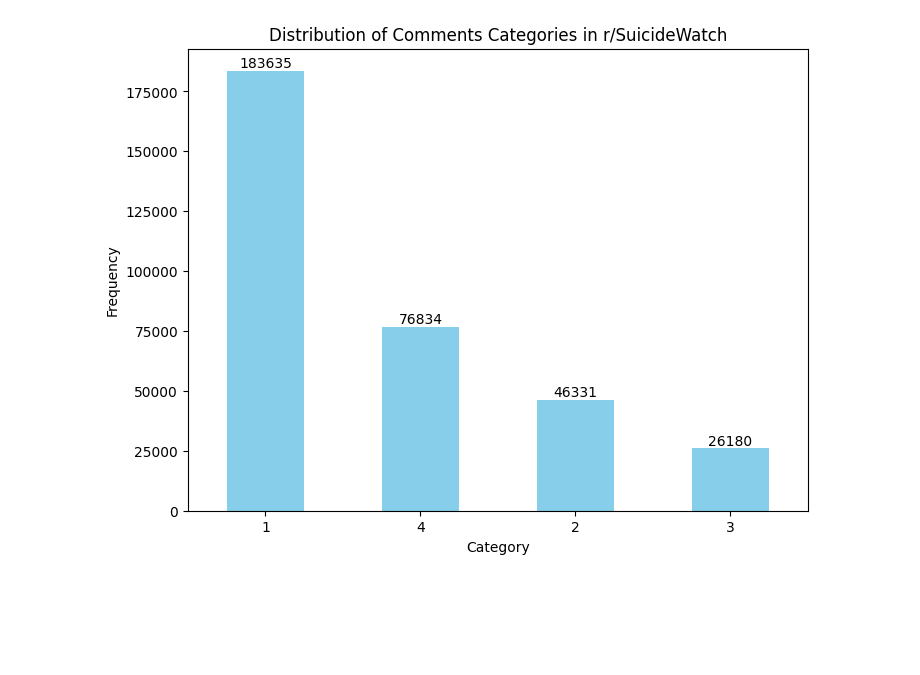
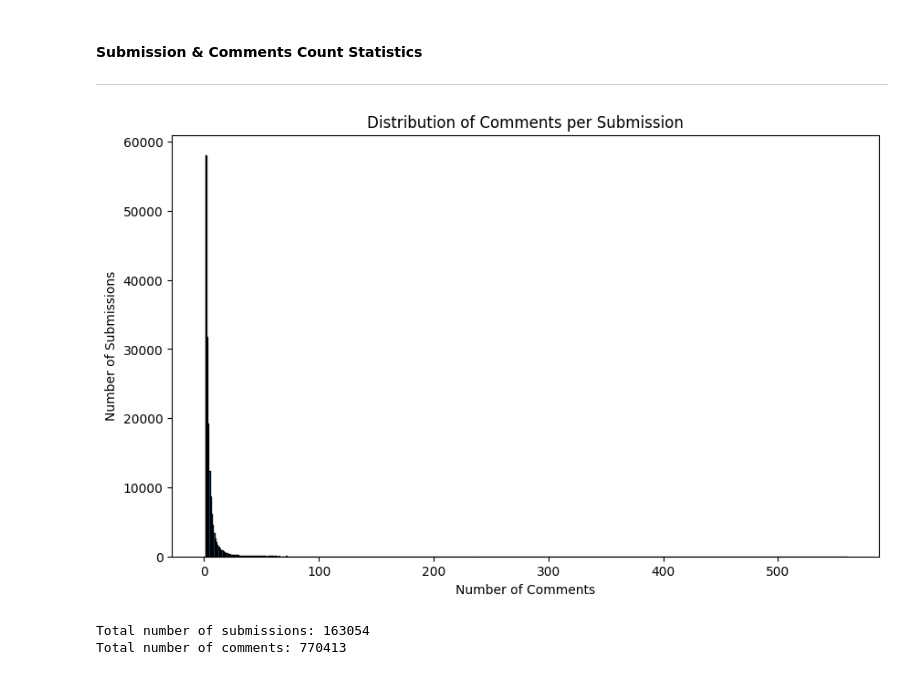
Before and after one commit to kiki3177/Suicide-Subreddits-Support-Dynamics, a Jupyter notebook: posts_categorization/stats.ipynb, the cells around one changed output. Saved outputs shown, nothing was run; the diff lists cells and outputs as text; code cells hidden in the pictures; blank space fills up the shorter version.

Commit message:
update categorization stats

```diff
--- a/posts_categorization/stats.ipynb
+++ b/posts_categorization/stats.ipynb
@@ -226,4 +8,7 @@ plot_category_distribution(depression_comments_categorized_standardized, 'commen
-# %%
-plot_category_distribution(suicide_comments_categorized_standardized, 'comments_categ', 'SuicideWatch', 'Comments')
-# %% [output]
-[figure, removed]
+# %% [markdown]
+#### Submission & Comments Count Statistics
+------
+# %%
+base_dir = '../posts_categorization/linked_submissions_comments'
+save_dir = '../posts_categorization/concatenated_linked_datasets'
+os.makedirs(save_dir, exist_ok=True)
@@ -229,0 +40,29 @@ plot_category_distribution(suicide_comments_categorized_standardized, 'comments_
+# %%
+def analyze_submission_comment_distribution(dataframe):
+    unique_submissions = dataframe[['submitter_username', 'content_submission', 'thread_id']].drop_duplicates()
+    total_submissions = unique_submissions.shape[0]
+
+    unique_comments = dataframe[['commenter_username', 'content_comment', 'thread_id']]
+    total_comments = unique_comments.shape[0]
+
+    submission_counts = unique_submissions.groupby('thread_id').size().reset_index(name='submission_count')
+
+    comment_counts = unique_comments.groupby('thread_id').size().reset_index(name='comment_count')
+
+    merged_counts = pd.merge(submission_counts, comment_counts, on='thread_id', how='left').fillna(0)
+
+    plt.figure(figsize=(10, 6))
+    plt.hist(merged_counts['comment_count'], bins=range(0, merged_counts['comment_count'].max() + 1), edgecolor='black')
+    plt.title('Distribution of Comments per Submission')
+    plt.xlabel('Number of Comments')
+    plt.ylabel('Number of Submissions')
+    plt.show()
+
+    print(f"Total number of submissions: {total_submissions}")
+    print(f"Total number of comments: {total_comments}")
+# %%
+analyze_submission_comment_distribution(concatenated_suicide_linked)
+# %% [output]
+[figure, added]
+Total number of submissions: 163054
+Total number of comments: 770413
```
Also changed, not shown: parts of 25 cells of this notebook, 28 other files.
